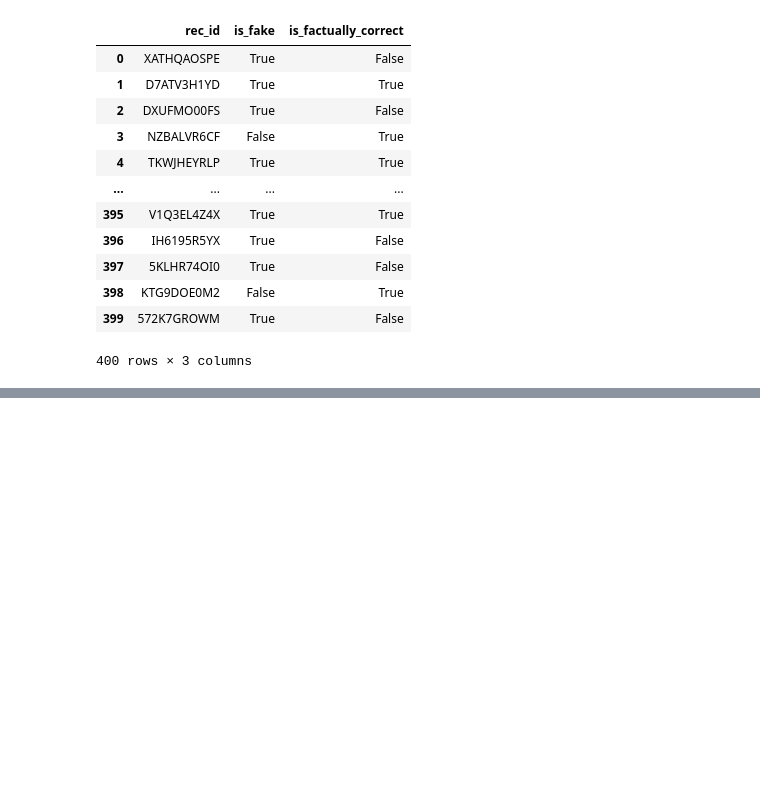
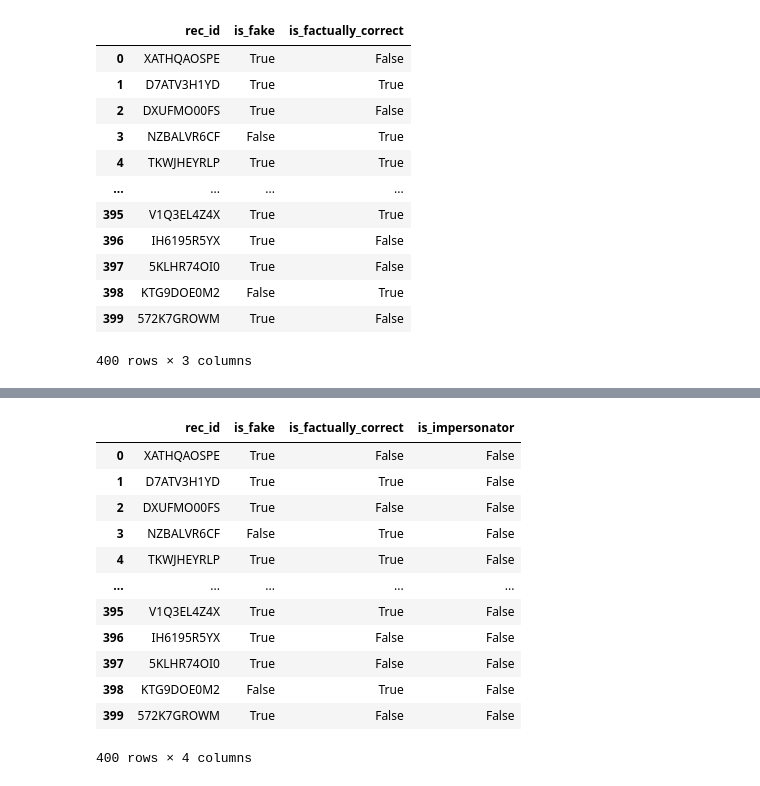
Before and after one commit to dvdblk/swisshacks2024, a Jupyter notebook: _experiments/david/14-combine-csvs.ipynb, the cells around one changed output, grey strips where cells are left out. Cells and saved outputs as stored; diff of their text form; code cells hidden in the pictures; blank space fills up the shorter version.

```diff
--- a/_experiments/david/14-combine-csvs.ipynb
+++ b/_experiments/david/14-combine-csvs.ipynb
@@ -53,0 +100,16 @@ df_fake_and_facts.to_csv(DATA_PATH + "prefinal_is_fake_and_facts.csv", index=Fal
+# %%
+df_fake_and_facts2
+# %% [output]
+|  | rec_id | is_fake | is_factually_correct | is_impersonator |
+| 0 | XATHQAOSPE | True | False | False |
+| 1 | D7ATV3H1YD | True | True | False |
+| 2 | DXUFMO00FS | True | False | False |
+| 3 | NZBALVR6CF | False | True | False |
+| 4 | TKWJHEYRLP | True | True | False |
+| ... | ... | ... | ... | ... |
+| 395 | V1Q3EL4Z4X | True | True | False |
+| 396 | IH6195R5YX | True | False | False |
+| 397 | 5KLHR74OI0 | True | False | False |
+| 398 | KTG9DOE0M2 | False | True | False |
+| 399 | 572K7GROWM | True | False | False |
+400 rows × 4 columns
```
Also changed, not shown: parts of 10 cells of this notebook, 1 other file.
